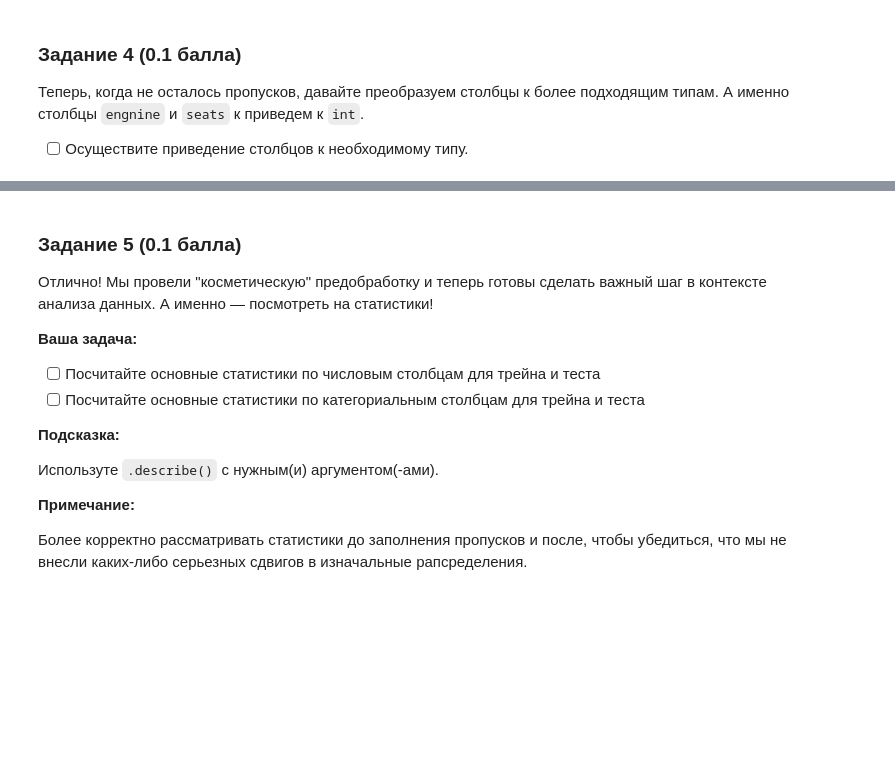
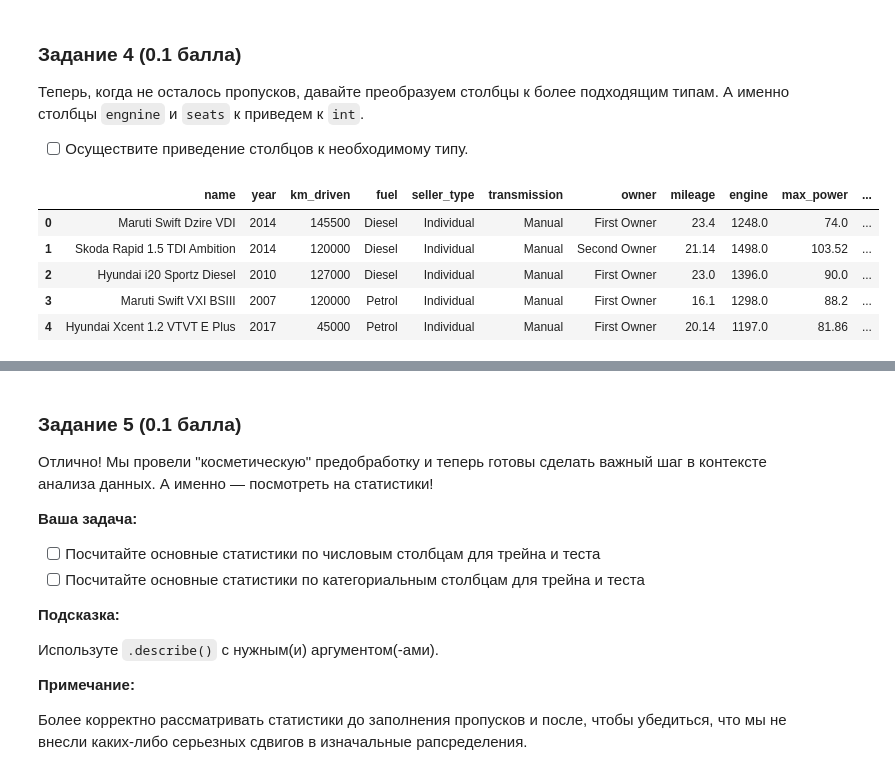
Before and after one commit to VladislavTokarev02/AI_ML_homework, a Jupyter notebook: Hometasks/Base/AI_HW1_Regression_with_inference_base.ipynb, the cells around one changed output, grey strips where cells are left out. Drawn from its saved outputs; the diff is of its cells as text; code cells hidden in the pictures; blank space fills up the shorter version.

```diff
--- a/Hometasks/Base/AI_HW1_Regression_with_inference_base.ipynb
+++ b/Hometasks/Base/AI_HW1_Regression_with_inference_base.ipynb
@@ -202,4 +183,0 @@ dtype: int64
-# %%
-for column in df_train.columns:
-    median_value = df_train[column].median()
-    df_train[column].fillna(median_value, inplace=True)
@@ -260,6 +193,6 @@ df_test.isna().sum()
 - [ ] Удалите повторяющиеся строки. Если при одинаковом признаковом описании цены на автомобили отличаются, то оставьте первую строку по этому автомобилю (0.15 балла)
 - [ ]  Обновите индексы строк таким образом, чтобы они шли от 0 без пропусков (0.1 балла)
 # %%
-df_train = df_train.drop('selling_price', axis = 1)
+df_train = df_train.drop(columns = ['selling_price']).reset_index(drop = True)
 # %%
 df_train.head()
@@ -269,3 +231,3 @@ df_train.duplicated().sum()
 # %%
-df_train = df_train.drop_duplicates().reset_index()
+df_train = df_train.drop_duplicates().reset_index(drop = True)
 #одной строкой удалили полные дубликаты, а также обновили нумеровку индексов
@@ -324,0 +358,4 @@ df_test.dtypes
+# %%
+for column in df_train.columns:
+  median_value = df_train[column].median
+  df_train[column] = df_train[column].fillna(median_value)
@@ -333,2 +392,11 @@ df_train['engine'].unique()
+# %%
+df_train.head()
+# %% [output]
+|  | name | year | km_driven | fuel | seller_type | transmission | owner | mileage | engine | max_power | ... |
+| 0 | Maruti Swift Dzire VDI | 2014 | 145500 | Diesel | Individual | Manual | First Owner | 23.4 | 1248.0 | 74.0 | ... |
+| 1 | Skoda Rapid 1.5 TDI Ambition | 2014 | 120000 | Diesel | Individual | Manual | Second Owner | 21.14 | 1498.0 | 103.52 | ... |
+| 2 | Hyundai i20 Sportz Diesel | 2010 | 127000 | Diesel | Individual | Manual | First Owner | 23.0 | 1396.0 | 90.0 | ... |
+| 3 | Maruti Swift VXI BSIII | 2007 | 120000 | Petrol | Individual | Manual | First Owner | 16.1 | 1298.0 | 88.2 | ... |
+| 4 | Hyundai Xcent 1.2 VTVT E Plus | 2017 | 45000 | Petrol | Individual | Manual | First Owner | 20.14 | 1197.0 | 81.86 | ... |
 # %%
 df_train['seats'].unique()
```
Also changed, not shown: parts of 27 cells of this notebook.
